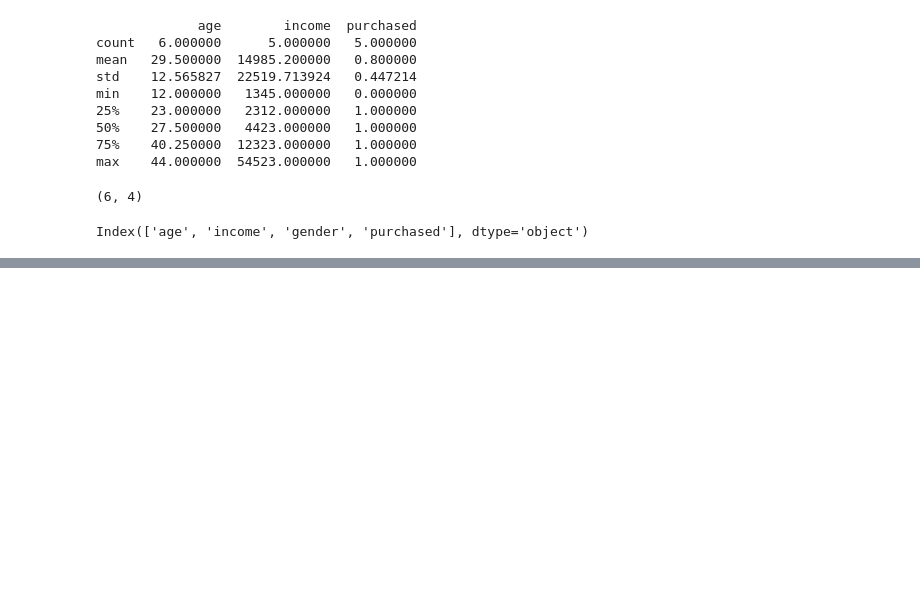
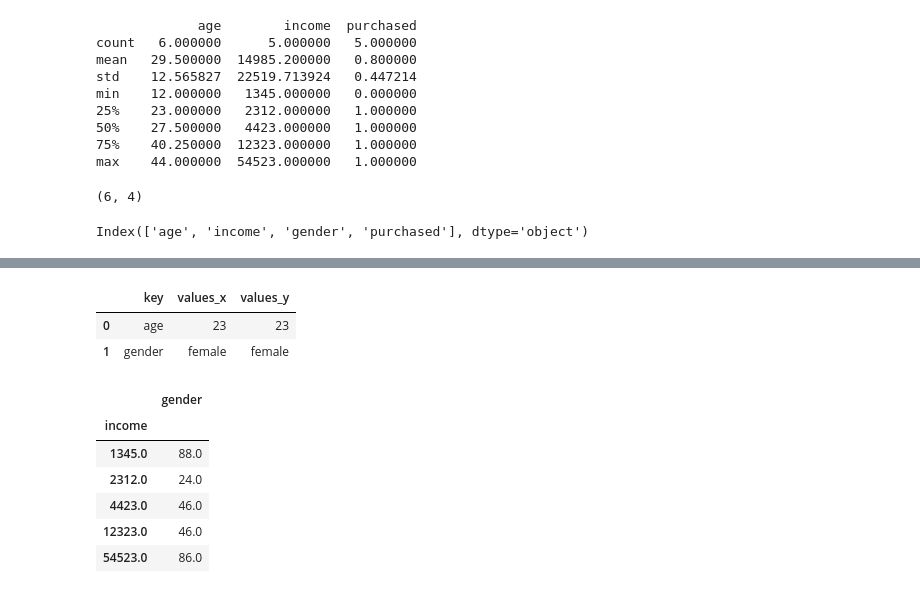
Before and after one commit to Itsmepajo/BSIS_Pajo, a Jupyter notebook: 1stActivity.ipynb, the cells around one changed output, grey strips where cells are left out. Cells and saved outputs as stored; diff of their text form; code cells hidden in the pictures; blank space fills up the shorter version.

```diff
--- a/1stActivity.ipynb
+++ b/1stActivity.ipynb
@@ -93,0 +123,18 @@ KeyError: 'age'
+# %%
+merged_df.head()
+# %% [output]
+|  | key | values_x | values_y |
+| 0 | age | 23 | 23 |
+| 1 | gender | female | female |
+# %%
+pivot_df = df.pivot_table(values = 'gender' , index = 'income', aggfunc = 'mean')
+# %%
+pivot_df.head()
+# %% [output]
+|  | gender |
+| income |  |
+| 1345.0 | 88.0 |
+| 2312.0 | 24.0 |
+| 4423.0 | 46.0 |
+| 12323.0 | 46.0 |
+| 54523.0 | 86.0 |
```
Also changed, not shown: parts of 17 cells of this notebook.
